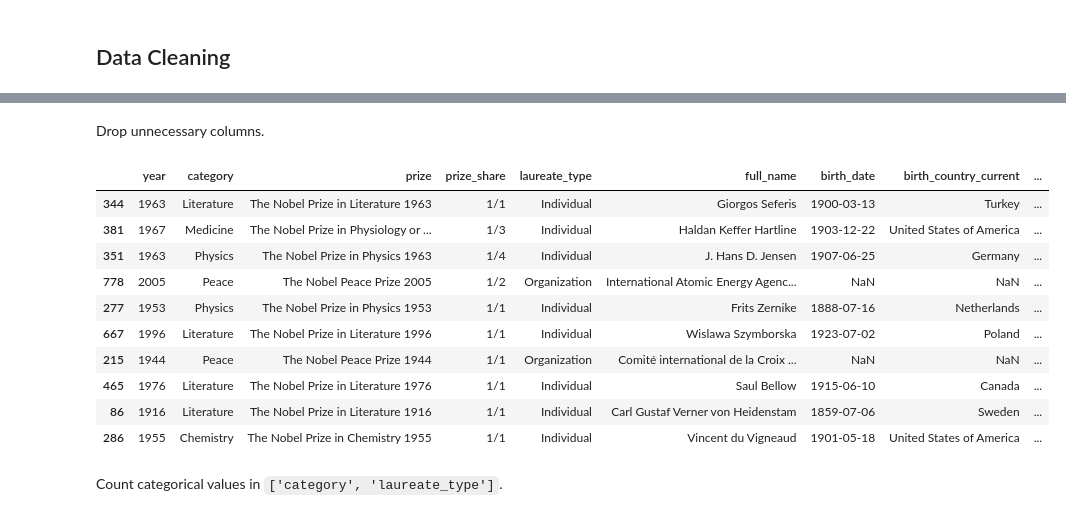
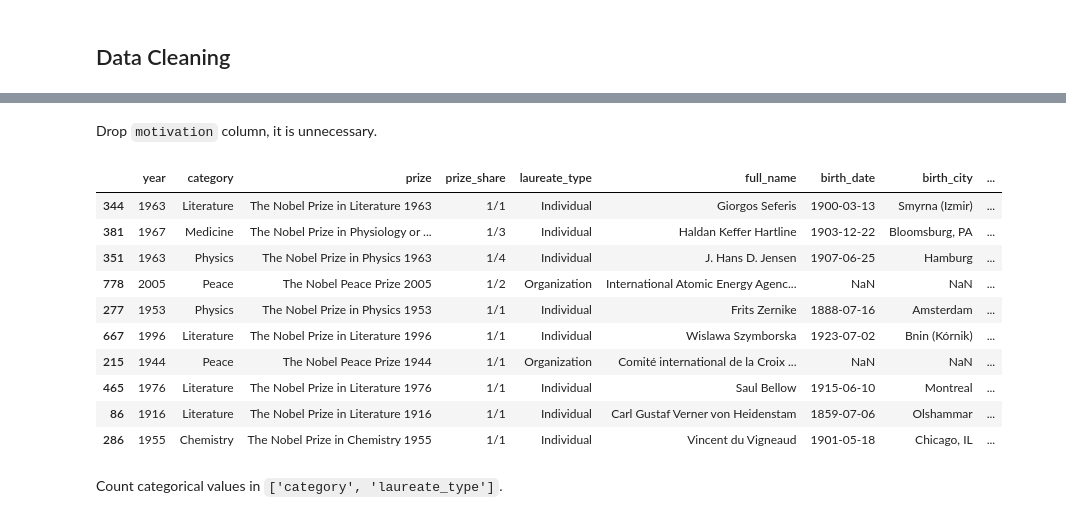
Before and after one commit to Chau-Ngoc/nobel-prize-analysis, a Jupyter notebook: nobel_prize_analysis.ipynb, the cells around one changed output, grey strips where cells are left out. Saved outputs shown, nothing was run; the diff lists cells and outputs as text; code cells hidden in the pictures.

```diff
--- a/nobel_prize_analysis.ipynb
+++ b/nobel_prize_analysis.ipynb
@@ -25,20 +45,20 @@ df.sample(frac=0.01)
-# %% [markdown]
-Drop unnecessary columns.
+# %% [markdown]
+Drop `motivation` column, it is unnecessary.
 # %%
-df = df.drop(columns=['motivation', 'birth_city', 'birth_country', 'organization_city'])
+df = df.drop(columns=['motivation'])
 df.sample(frac=0.01, random_state=42)
 # %% [output]
-|  | year | category | prize | prize_share | laureate_type | full_name | birth_date | birth_country_current | ... |
-| 344 | 1963 | Literature | The Nobel Prize in Literature 1963 | 1/1 | Individual | Giorgos Seferis | 1900-03-13 | Turkey | ... |
-| 381 | 1967 | Medicine | The Nobel Prize in Physiology or ... | 1/3 | Individual | Haldan Keffer Hartline | 1903-12-22 | United States of America | ... |
-| 351 | 1963 | Physics | The Nobel Prize in Physics 1963 | 1/4 | Individual | J. Hans D. Jensen | 1907-06-25 | Germany | ... |
+|  | year | category | prize | prize_share | laureate_type | full_name | birth_date | birth_city | ... |
+| 344 | 1963 | Literature | The Nobel Prize in Literature 1963 | 1/1 | Individual | Giorgos Seferis | 1900-03-13 | Smyrna (Izmir) | ... |
+| 381 | 1967 | Medicine | The Nobel Prize in Physiology or ... | 1/3 | Individual | Haldan Keffer Hartline | 1903-12-22 | Bloomsburg, PA | ... |
+| 351 | 1963 | Physics | The Nobel Prize in Physics 1963 | 1/4 | Individual | J. Hans D. Jensen | 1907-06-25 | Hamburg | ... |
 | 778 | 2005 | Peace | The Nobel Peace Prize 2005 | 1/2 | Organization | International Atomic Energy Agenc... | NaN | NaN | ... |
-| 277 | 1953 | Physics | The Nobel Prize in Physics 1953 | 1/1 | Individual | Frits Zernike | 1888-07-16 | Netherlands | ... |
-| 667 | 1996 | Literature | The Nobel Prize in Literature 1996 | 1/1 | Individual | Wislawa Szymborska | 1923-07-02 | Poland | ... |
+| 277 | 1953 | Physics | The Nobel Prize in Physics 1953 | 1/1 | Individual | Frits Zernike | 1888-07-16 | Amsterdam | ... |
+| 667 | 1996 | Literature | The Nobel Prize in Literature 1996 | 1/1 | Individual | Wislawa Szymborska | 1923-07-02 | Bnin (Kórnik) | ... |
 | 215 | 1944 | Peace | The Nobel Peace Prize 1944 | 1/1 | Organization | Comité international de la Croix ... | NaN | NaN | ... |
-| 465 | 1976 | Literature | The Nobel Prize in Literature 1976 | 1/1 | Individual | Saul Bellow | 1915-06-10 | Canada | ... |
-| 86 | 1916 | Literature | The Nobel Prize in Literature 1916 | 1/1 | Individual | Carl Gustaf Verner von Heidenstam | 1859-07-06 | Sweden | ... |
-| 286 | 1955 | Chemistry | The Nobel Prize in Chemistry 1955 | 1/1 | Individual | Vincent du Vigneaud | 1901-05-18 | United States of America | ... |
+| 465 | 1976 | Literature | The Nobel Prize in Literature 1976 | 1/1 | Individual | Saul Bellow | 1915-06-10 | Montreal | ... |
+| 86 | 1916 | Literature | The Nobel Prize in Literature 1916 | 1/1 | Individual | Carl Gustaf Verner von Heidenstam | 1859-07-06 | Olshammar | ... |
+| 286 | 1955 | Chemistry | The Nobel Prize in Chemistry 1955 | 1/1 | Individual | Vincent du Vigneaud | 1901-05-18 | Chicago, IL | ... |
 # %% [markdown]
 Count categorical values in `['category', 'laureate_type']`.
 # %%
```
Also changed, not shown: parts of 41 cells of this notebook.
